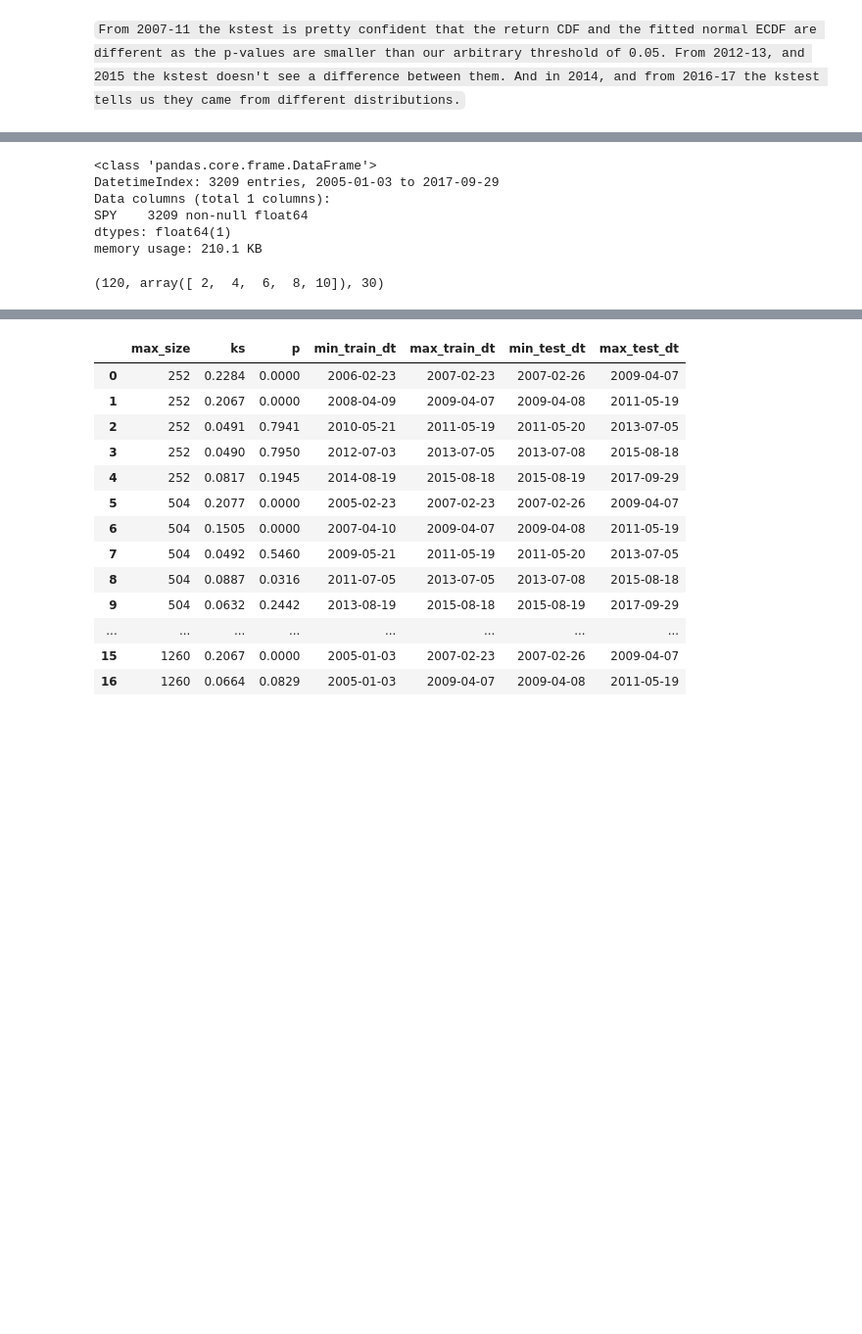
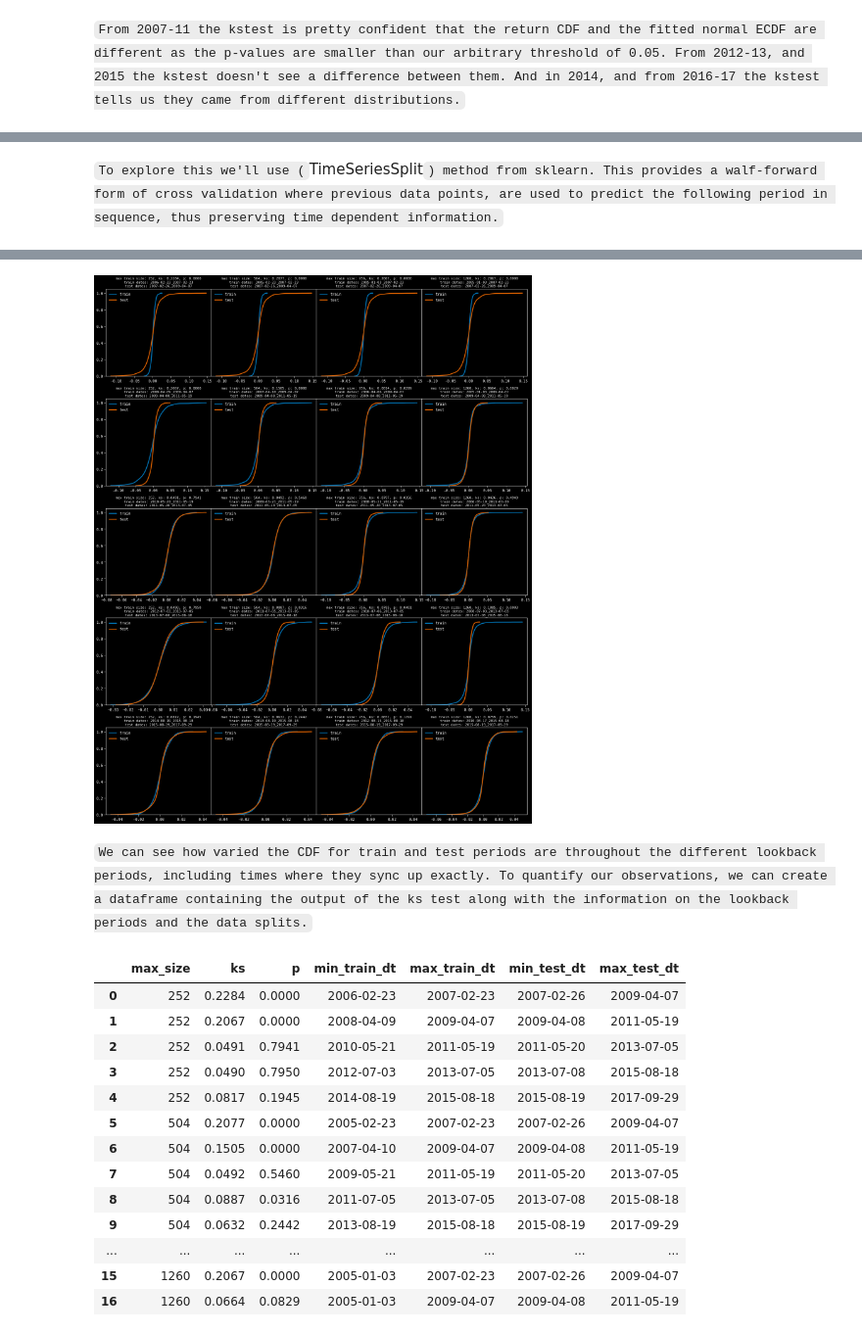
Before and after one commit to BlackArbsCEO/mixture_model_trading_public, a Jupyter notebook: notebooks/01. Motivation.ipynb, the cells around one changed output, grey strips where cells are left out. Shown at 98% size. Drawn from its saved outputs; the diff is of its cells as text; code cells hidden in the pictures; blank space fills up the shorter version.

Commit message:
first final draft for chapter 1

```diff
--- a/notebooks/01. Motivation.ipynb
+++ b/notebooks/01. Motivation.ipynb
@@ -603,34 +533,24 @@ TimeSeriesSplit(max_train_size=3, n_splits=3)
-# %%
-xx.info()
-# %% [output]
-<class 'pandas.core.frame.DataFrame'>
-DatetimeIndex: 3209 entries, 2005-01-03 to 2017-09-29
-Data columns (total 1 columns):
-SPY    3209 non-null float64
-dtypes: float64(1)
-memory usage: 210.1 KB
-# %%
-_base = 252 # 1 trading year
-_max_train_sizes = [_base*1, _base*2, _base*3, _base*5]
-_splits = np.arange(2, 12, 2)
-
-sum([len(_max_train_sizes) * i for i in _splits]), _splits, _splits.sum()
-# %% [output]
-(120, array([ 2,  4,  6,  8, 10]), 30)
+# %% [markdown]
+`To explore this we'll use (`TimeSeriesSplit`) method from sklearn. This provides a walf-forward form of cross validation where previous data points, are used to predict the following period in sequence, thus preserving time dependent information.`
 # %%
 %%time
 
+from sklearn.model_selection import TimeSeriesSplit
+
 xx = df[ex].copy() # pd series representing example data
 
-gs = gridspec.GridSpec(_splits.sum(), len(_max_train_sizes))
+_base = 252 # 1 trading year
+_max_train_sizes = [_base*1, _base*2, _base*3, _base*5] # historical lookbacks
+#_splits = np.arange(2, 12, 2)
+_n_split=5 # try with different values
 
-fig = plt.figure(figsize=(40,90))
+gs = gridspec.GridSpec(_n_split, len(_max_train_sizes), wspace=0.0)
 
-n_split=5 # try with different values
+fig = plt.figure(figsize=(20,25))
 
 rows = []
 for j, max_size in enumerate(_max_train_sizes):
-    tscv = TimeSeriesSplit(n_splits=n_split, max_train_size=max_size)
+    tscv = TimeSeriesSplit(n_splits=_n_split, max_train_size=max_size)
 
     for i, (train, test) in enumerate(tscv.split(xx)):
         tmp_train = xx.iloc[train] # temporary train data
@@ -648,6 +568,10 @@ for j, max_size in enumerate(_max_train_sizes):
         rows.append(df_row) # append data for df
 
         tmp_ax = plt.subplot(gs[i, j]) # get temp ax from gridspec object
+
+        # remove yticks except for first column
+        if i in [0,1,2,3,4] and j != 0: tmp_ax.set_yticks([])
+        # plot cdfs
         sns.kdeplot(tmp_train, cumulative=True, lw=3, color=blue, ax=tmp_ax, label='train')
         sns.kdeplot(tmp_test, cumulative=True, lw=3, color=red, ax=tmp_ax, label='test')
         plt.title('max train size: {}, ks: {:.4f}, p: {:.4f}\ntrain dates: {}_{}\ntest dates: {}_{}'
@@ -657,4 +581,5 @@ for j, max_size in enumerate(_max_train_sizes):
                   fontsize=11.)
         plt.subplots_adjust(top=1.03) # adjust title spacing
         plt.tight_layout()
-#plt.savefig('spy return cdf compare-time series split {} folds-kstest.png'.format(n_split), dpi=300, bbox_inches='tight')
+plt.savefig(f'spy return cdf compare-time series split {_n_split} folds-kstest.png', dpi=300, bbox_inches='tight')
+# %% [output]
@@ -661,3 +588,6 @@ for j, max_size in enumerate(_max_train_sizes):
+[figure, added]
+# %% [markdown]
+`We can see how varied the CDF for train and test periods are throughout the different lookback periods, including times where they sync up exactly. To quantify our observations, we can create a dataframe containing the output of the ks test along with the information on the lookback periods and the data splits.`
 # %%
 # create data table with ks test results and tss information
 
```
Also changed, not shown: parts of 25 cells of this notebook, 3 other files.
